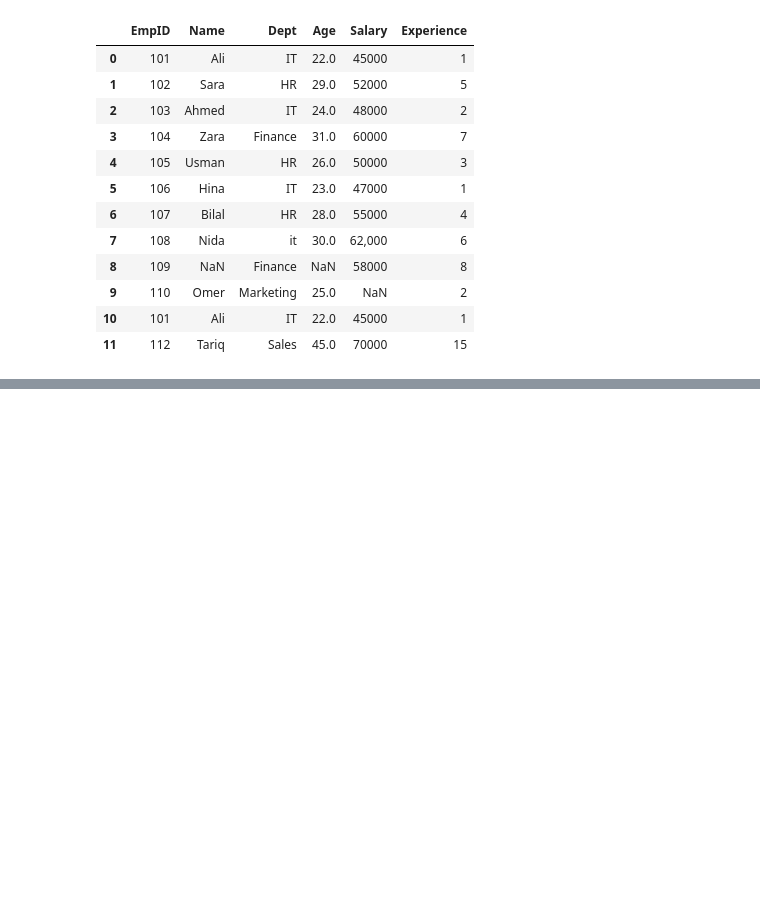
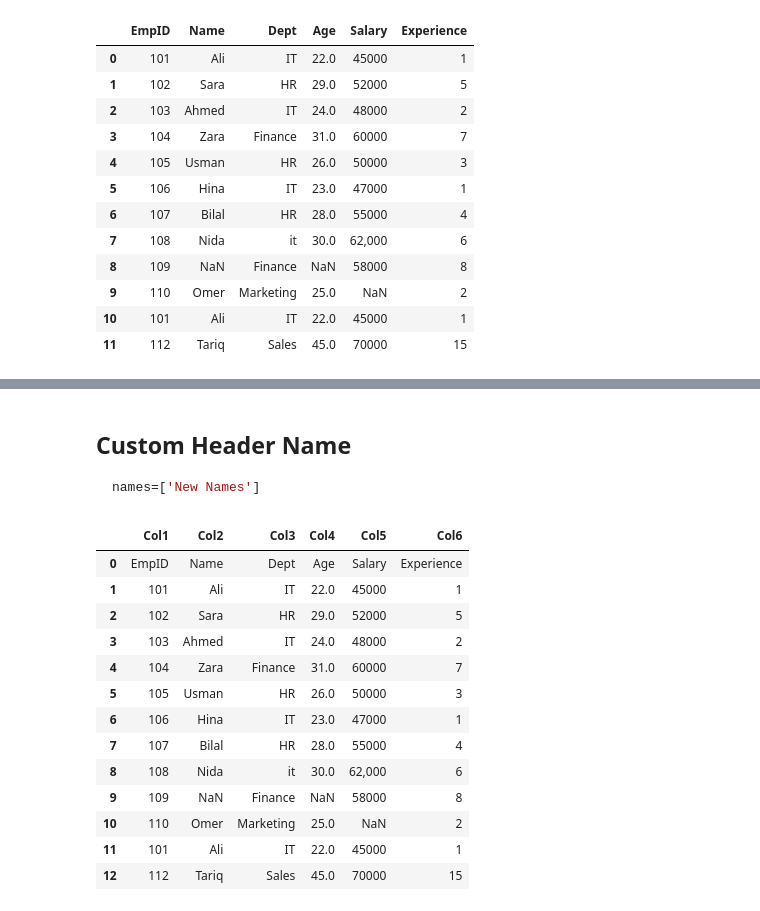
Before and after one commit to RealHaroon/Data-Analytics, a Jupyter notebook: Notebooks/Pandas/File Handling.ipynb, the cells around one changed output, grey strips where cells are left out. Cells and saved outputs as stored; diff of their text form; code cells hidden in the pictures; blank space fills up the shorter version.

Commit message:
DataFrame Functions (19-12-2025 )

````diff
--- a/Notebooks/Pandas/File Handling.ipynb
+++ b/Notebooks/Pandas/File Handling.ipynb
@@ -40,0 +132,23 @@ df
+# %% [markdown]
+## Custom Header Name
+``` python
+names=['New Names']
+```
+# %%
+ColumnHeading=pd.read_csv('D:\\MyEnvironment\\Jupyter-Notebook\\Notebooks\\Dataset\\Data.csv',names=['Col1','Col2','Col3','Col4','Col5','Col6'])
+ColumnHeading
+# %% [output]
+|  | Col1 | Col2 | Col3 | Col4 | Col5 | Col6 |
+| 0 | EmpID | Name | Dept | Age | Salary | Experience |
+| 1 | 101 | Ali | IT | 22.0 | 45000 | 1 |
+| 2 | 102 | Sara | HR | 29.0 | 52000 | 5 |
+| 3 | 103 | Ahmed | IT | 24.0 | 48000 | 2 |
+| 4 | 104 | Zara | Finance | 31.0 | 60000 | 7 |
+| 5 | 105 | Usman | HR | 26.0 | 50000 | 3 |
+| 6 | 106 | Hina | IT | 23.0 | 47000 | 1 |
+| 7 | 107 | Bilal | HR | 28.0 | 55000 | 4 |
+| 8 | 108 | Nida | it | 30.0 | 62,000 | 6 |
+| 9 | 109 | NaN | Finance | NaN | 58000 | 8 |
+| 10 | 110 | Omer | Marketing | 25.0 | NaN | 2 |
+| 11 | 101 | Ali | IT | 22.0 | 45000 | 1 |
+| 12 | 112 | Tariq | Sales | 45.0 | 70000 | 15 |
````
Also changed, not shown: parts of 26 cells of this notebook, 1 other file.
